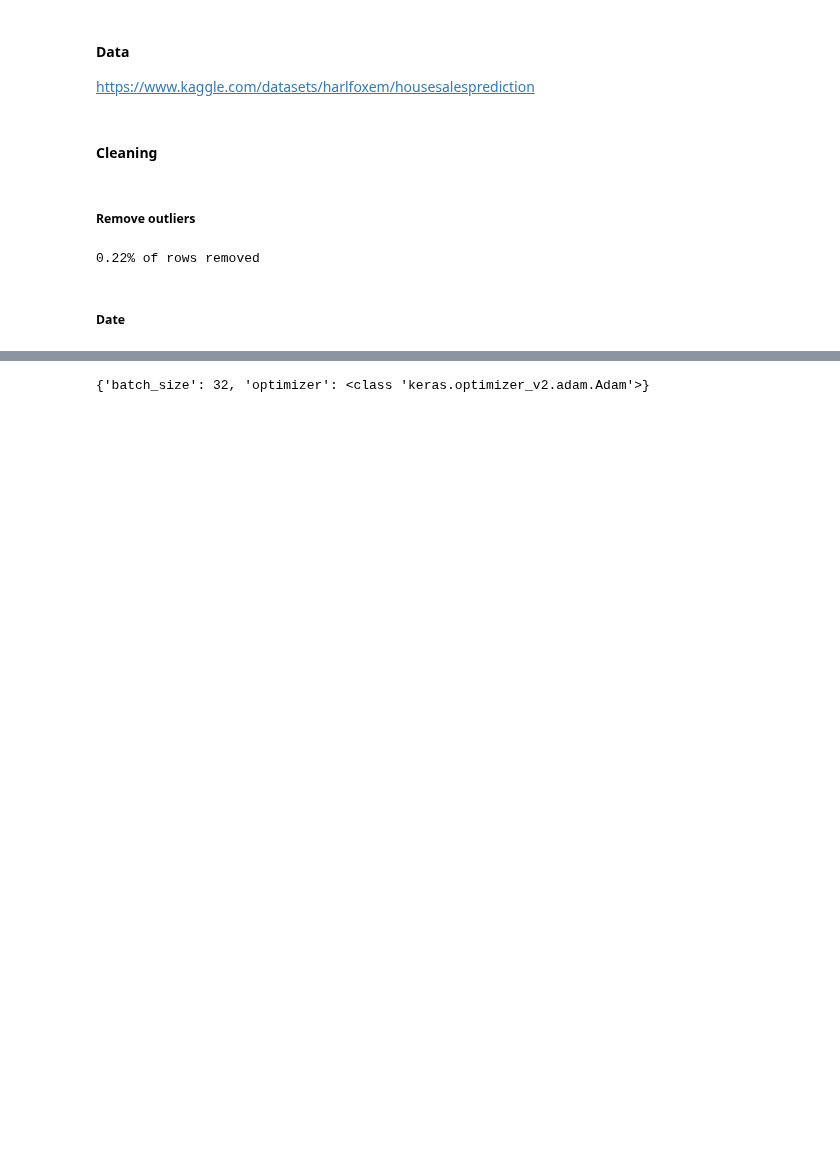
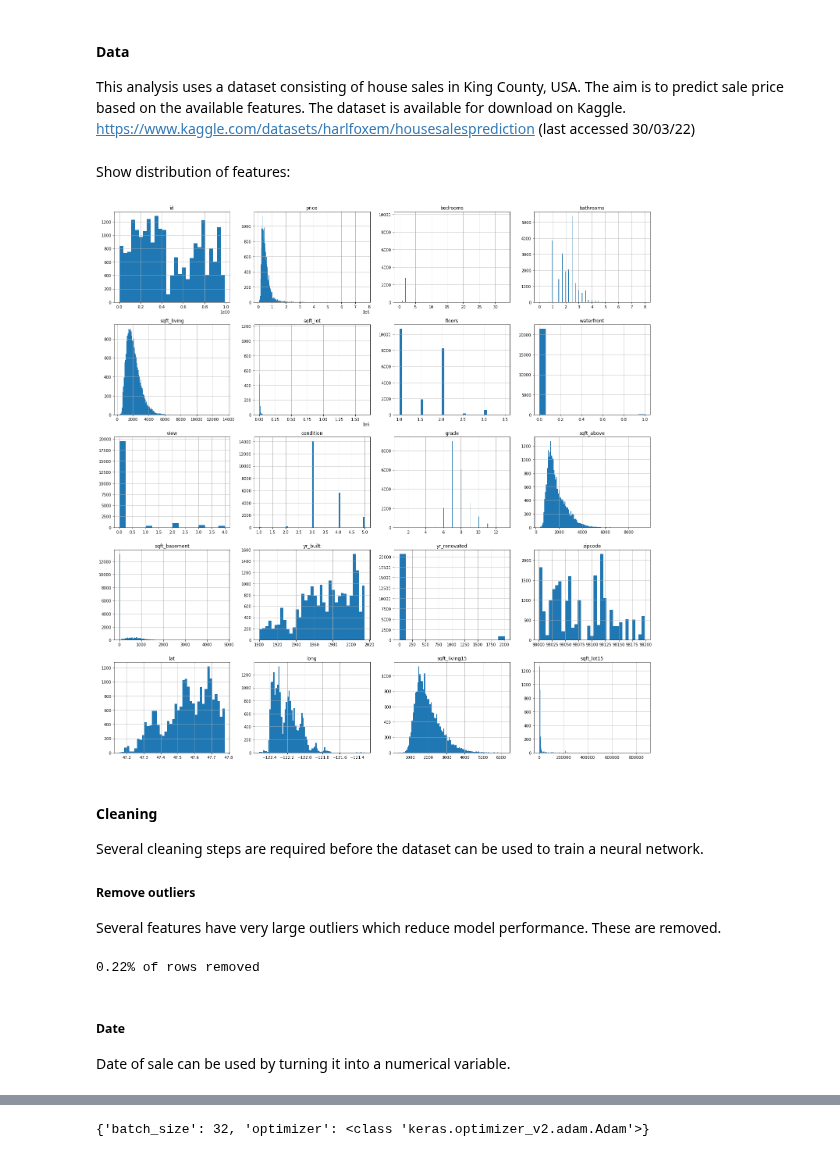
Before and after one commit to StephenTGibson/COMP527-colabNotebooks, a Jupyter notebook: COMP534-AppliedArtificialIntelligence/COMP534-CA2.ipynb, the cells around one changed output, grey strips where cells are left out. Drawn from its saved outputs; the diff is of its cells as text; code cells hidden in the pictures; blank space fills up the shorter version.

```diff
--- a/COMP534-AppliedArtificialIntelligence/COMP534-CA2.ipynb
+++ b/COMP534-AppliedArtificialIntelligence/COMP534-CA2.ipynb
@@ -45,5 +50,6 @@ get_logger().setLevel('ERROR')
 # %% [markdown]
 #### Data
-https://www.kaggle.com/datasets/harlfoxem/housesalesprediction
+This analysis uses a dataset consisting of house sales in King County, USA. The aim is to predict sale price based on the available features. The dataset is available for download on Kaggle.
+https://www.kaggle.com/datasets/harlfoxem/housesalesprediction (last accessed 30/03/22)
 # %%
 df = pd.read_csv('kc_house_data.csv')
@@ -53,9 +56,14 @@ df = pd.read_csv('kc_house_data.csv')
+# %% [markdown]
+Show distribution of features:
 # %%
-# df.hist(figsize=(20,20), bins='auto')
-# plt.tight_layout()
+df.hist(figsize=(20,20), bins='auto')
+plt.tight_layout()
+# %% [output]
+[figure, added]
 # %% [markdown]
 #### Cleaning
+Several cleaning steps are required before the dataset can be used to train a neural network.
+##### Remove outliers
+Several features have very large outliers which reduce model performance. These are removed.
-# %% [markdown]
-##### Remove outliers
 # %%
 originalRowCount = df.shape[0]
@@ -70,4 +78,5 @@ print(f'{((originalRowCount - df.shape[0])*100 / originalRowCount):.2f}% of rows
 0.22% of rows removed
 # %% [markdown]
 ##### Date
+Date of sale can be used by turning it into a numerical variable.
 # %%
```
Also changed, not shown: parts of 43 cells of this notebook.
